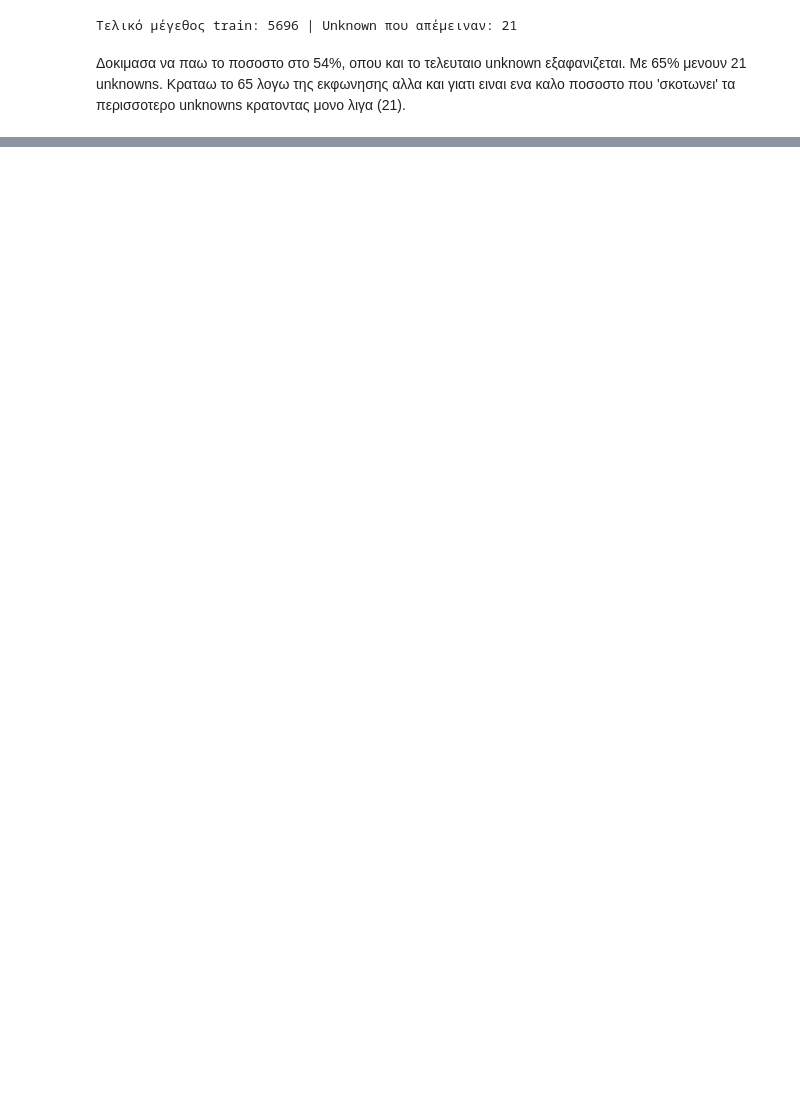
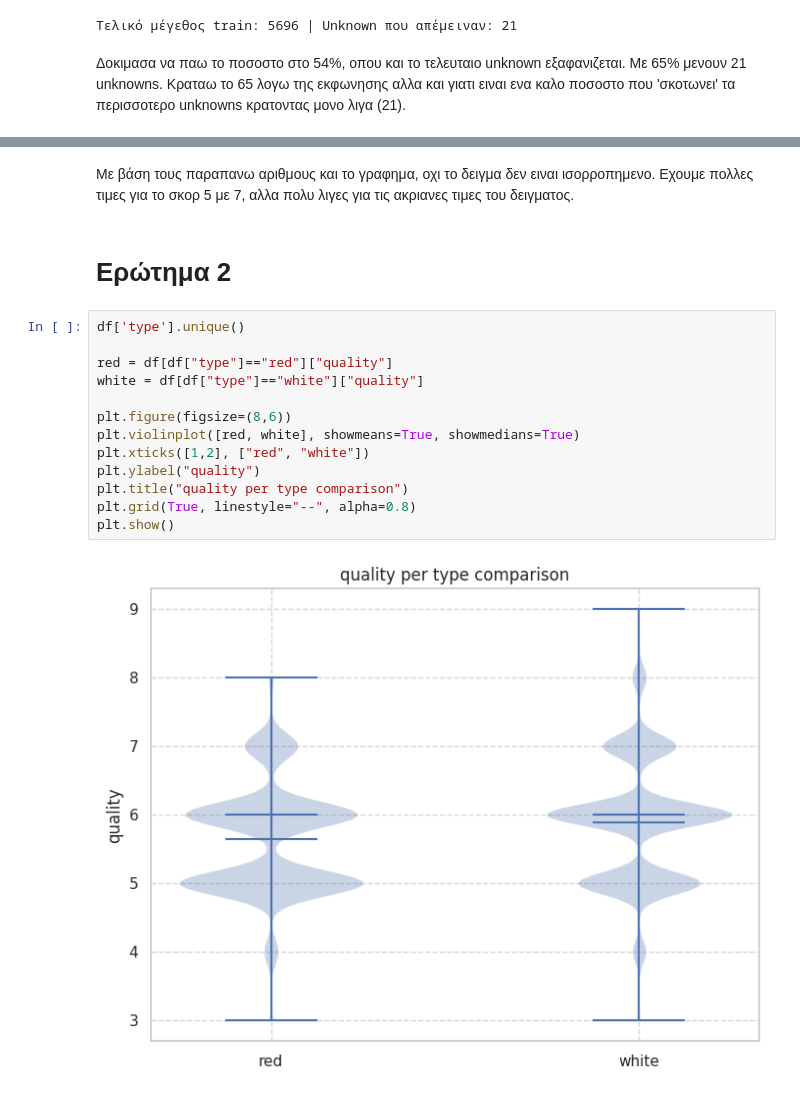
Before and after one commit to avionerman/machine_learning_2025, a Jupyter notebook: Exercise_4_Wines_Evaluation.ipynb, the cells around one changed output, grey strips where cells are left out. Saved outputs shown, nothing was run; the diff lists cells and outputs as text; blank space fills up the shorter version.

```diff
--- a/Exercise_4_Wines_Evaluation.ipynb
+++ b/Exercise_4_Wines_Evaluation.ipynb
@@ -323,0 +365,19 @@ print("Τελικό μέγεθος train:", x_tr.shape[0], " & Unknown που α
+# %% [markdown]
+Με βάση τους παραπανω αριθμους και το γραφημα, οχι το δειγμα δεν ειναι ισορροπημενο. Εχουμε πολλες τιμες για το σκορ 5 με 7, αλλα πολυ λιγες για τις ακριανες τιμες του δειγματος.
+# %% [markdown]
+# Ερώτημα 2
+# %%
+df['type'].unique()
+
+red = df[df["type"]=="red"]["quality"]
+white = df[df["type"]=="white"]["quality"]
+
+plt.figure(figsize=(8,6))
+plt.violinplot([red, white], showmeans=True, showmedians=True)
+plt.xticks([1,2], ["red", "white"])
+plt.ylabel("quality")
+plt.title("quality per type comparison")
+plt.grid(True, linestyle="--", alpha=0.8)
+plt.show()
+# %% [output]
+[figure, added]
```
Also changed, not shown: parts of 31 cells of this notebook.
